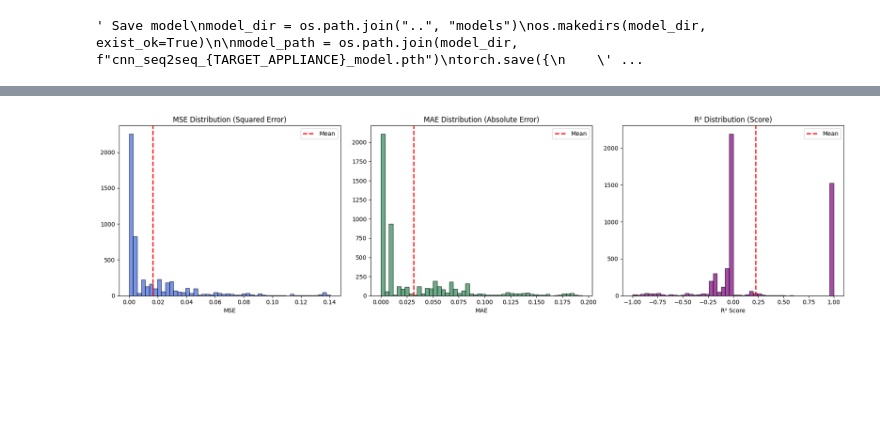
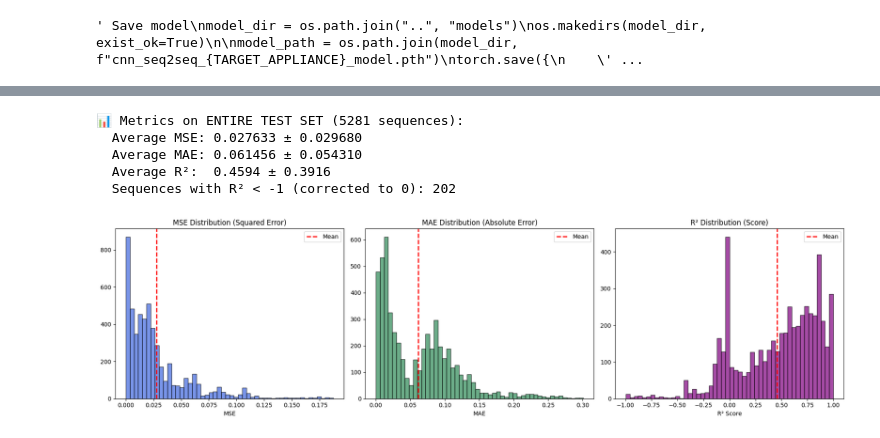
Before and after one commit to Thetommigun432/MTS3-MCTE-Team-Project-Energy-G1, a Jupyter notebook: model_exploration/5_Model_CNN_Seq2Seq.ipynb, the cells around one changed output, grey strips where cells are left out. Drawn from its saved outputs; the diff is of its cells as text; code cells hidden in the pictures; blank space fills up the shorter version.

```diff
--- a/model_exploration/5_Model_CNN_Seq2Seq.ipynb
+++ b/model_exploration/5_Model_CNN_Seq2Seq.ipynb
@@ -743,16 +818,15 @@ try:
     print("✓ Using TUNED hyperparameters!")
 except NameError:
     # Fallback to manual defaults
-    batch_size = 128
+    batch_size = 32
     hidden_channels = 64
     num_layers = 3
     learning_rate = 0.0005
-    noise_std = 0.1
+    noise_std = 0.05
     weight_decay = 1e-2
-    peak_weight = 50.0
+    peak_weight = 100.0
     print("⚠️ BEST_PARAMS not found - using default hyperparameters")
 
-peak_weight = 50
 num_epochs = 200
 
 # Print configuration
@@ -1178,7 +1226,7 @@ print(f"✓ Model saved: {model_path}")
 from sklearn.metrics import mean_squared_error, mean_absolute_error, r2_score, accuracy_score
 
 model.eval()
-test_idx = 0  # Test sequence to visualize
+test_idx = 5000  # Test sequence to visualize
 
 with torch.no_grad():
     inp = torch.FloatTensor(X_test[test_idx]).unsqueeze(0).to(device)
@@ -1245,8 +1293,9 @@ import numpy as np
 import torch
 import matplotlib.pyplot as plt
 from sklearn.metrics import mean_squared_error, mean_absolute_error, r2_score
+from tqdm import tqdm
 
-# ===== EVALUATION ON ENTIRE TEST SET =====
+# ===== FAST BATCHED EVALUATION ON ENTIRE TEST SET =====
 metrics = {'mse': [], 'mae': [], 'r2': []}
 cnt = 0
 
@@ -1254,51 +1303,44 @@ cnt = 0
 CONFIDENCE_THRESHOLD = 0.5
 
 model.eval()
-print("Evaluation in progress...")
+print("🚀 Fast batched evaluation in progress...")
+
+# Use the existing test_loader for efficient batched inference
+all_preds = []
+all_actuals = []
 
 with torch.no_grad():
-    for i in range(len(X_test)):
-        # Input preparation
-        # Assuming X_test is a numpy array (N, Channels, Length)
-        inp = torch.FloatTensor(X_test[i]).unsqueeze(0).to(device)
+    for inp, tgt in tqdm(test_loader, desc="Evaluating"):
+        inp = inp.to(device)
 
-        # 1. MODEL NOW RETURNS 2 VALUES
+        # Model forward pass (batched)
         pred_power_out, pred_status_out = model(inp)
 
-        # 2. POST-PROCESSING (The magic part)
-        # Convert status logits to probabilities (0 to 1)
+        # Post-processing
         prob_status = torch.sigmoid(pred_status_out)
+        mask = (prob_status > CONFIDENCE_THRESHOLD).float()
+        final_pred = (pred_power_out * mask).cpu().numpy()
 
-        # Create a mask: 1 if confident it's on, 0 otherwise
-        mask = (prob_status > CONFIDENCE_THRESHOLD).float()
+        all_preds.append(final_pred)
+        all_actuals.append(tgt.cpu().numpy())
 
-        # Multiply predicted power by the mask
-        # This zeros out predicted consumption when the network thinks it's off
-        final_pred_tensor = pred_power_out * mask
+# Concatenate all batches
+all_preds = np.concatenate(all_preds, axis=0)  # (N, seq_len, 1)
+all_actuals = np.concatenate(all_actuals, axis=0)  # (N, seq_len, 1)
 
-        # Conversione in numpy per le metriche
-        pred = final_pred_tensor.cpu().numpy().squeeze()
-        actual = y_test[i].squeeze()
+# Calculate per-sequence metrics
+for i in range(len(all_preds)):
+    pred = all_preds[i].squeeze()
+    actual = all_actuals[i].squeeze()
 
-        # --- METRICS CALCULATION ---
+    metrics['mse'].append(mean_squared_error(actual, pred))
+    metrics['mae'].append(mean_absolute_error(actual, pred))
 
-        # Note: If you normalized the data, you should denormalize here
-        # to get MSE and MAE in real Watts!
-        # e.g.: pred = pred * std_val + mean_val
-
-        metrics['mse'].append(mean_squared_error(actual, pred))
-        metrics['mae'].append(mean_absolute_error(actual, pred))
-
-        # Handle R2
-        rscore = r2_score(actual, pred)
-
-        # Filters for statistical stability (optional)
-        if rscore < -1:
-            # Very negative R2 means model worse than average
-            rscore = 0.0
-            cnt += 1
-
-        metrics['r2'].append(rscore)
+    rscore = r2_score(actual, pred)
+    if rscore < -1:
+        rscore = 0.0
+        cnt += 1
+    metrics['r2'].append(rscore)
 
 # ===== PRINT RESULTS =====
 print(f"\n📊 Metrics on ENTIRE TEST SET ({len(X_test)} sequences):")
@@ -1344 +1380,6 @@ Evaluation in progress...
+📊 Metrics on ENTIRE TEST SET (5281 sequences):
+  Average MSE: 0.027633 ± 0.029680
+  Average MAE: 0.061456 ± 0.054310
+  Average R²:  0.4594 ± 0.3916
+  Sequences with R² < -1 (corrected to 0): 202
-[figure, old version]
+[figure, new version]
```
Also changed, not shown: parts of 27 cells of this notebook, 1 other file.
